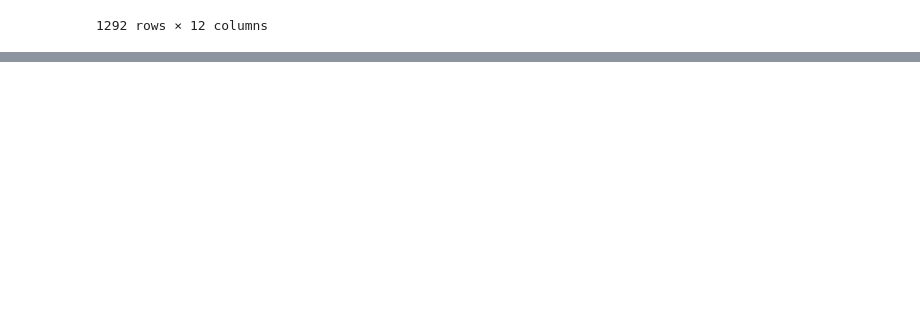
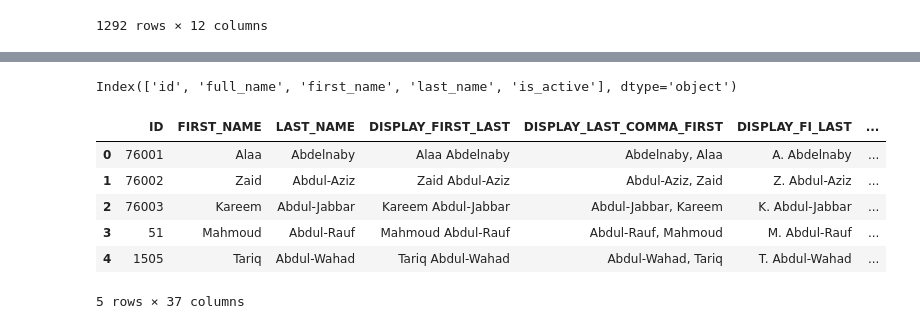
Before and after one commit to data301-2021-winter1/project-group-46-project-1, a Jupyter notebook: notebooks/analysis2.ipynb, the cells around one changed output, grey strips where cells are left out. Cells and saved outputs as stored; diff of their text form; code cells hidden in the pictures; blank space fills up the shorter version.

```diff
--- a/notebooks/analysis2.ipynb
+++ b/notebooks/analysis2.ipynb
@@ -77,0 +126,14 @@ pd.read_csv(path3)
+# %%
+player.columns
+# %% [output]
+Index(['id', 'full_name', 'first_name', 'last_name', 'is_active'], dtype='object')
+# %%
+playerinfo.head()
+# %% [output]
+|  | ID | FIRST_NAME | LAST_NAME | DISPLAY_FIRST_LAST | DISPLAY_LAST_COMMA_FIRST | DISPLAY_FI_LAST | ... |
+| 0 | 76001 | Alaa | Abdelnaby | Alaa Abdelnaby | Abdelnaby, Alaa | A. Abdelnaby | ... |
+| 1 | 76002 | Zaid | Abdul-Aziz | Zaid Abdul-Aziz | Abdul-Aziz, Zaid | Z. Abdul-Aziz | ... |
+| 2 | 76003 | Kareem | Abdul-Jabbar | Kareem Abdul-Jabbar | Abdul-Jabbar, Kareem | K. Abdul-Jabbar | ... |
+| 3 | 51 | Mahmoud | Abdul-Rauf | Mahmoud Abdul-Rauf | Abdul-Rauf, Mahmoud | M. Abdul-Rauf | ... |
+| 4 | 1505 | Tariq | Abdul-Wahad | Tariq Abdul-Wahad | Abdul-Wahad, Tariq | T. Abdul-Wahad | ... |
+5 rows × 37 columns
```
Also changed, not shown: parts of 7 cells of this notebook.
